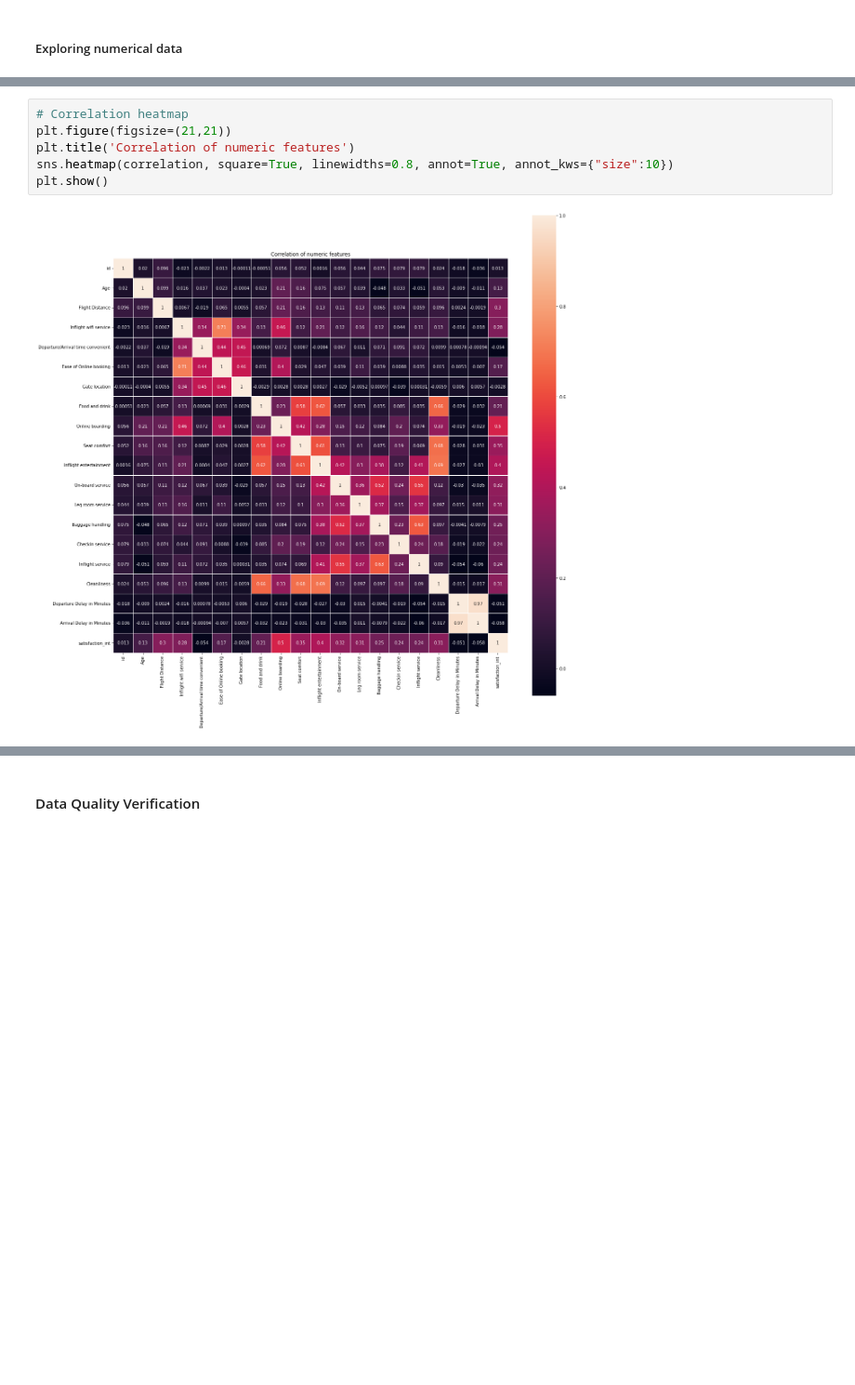
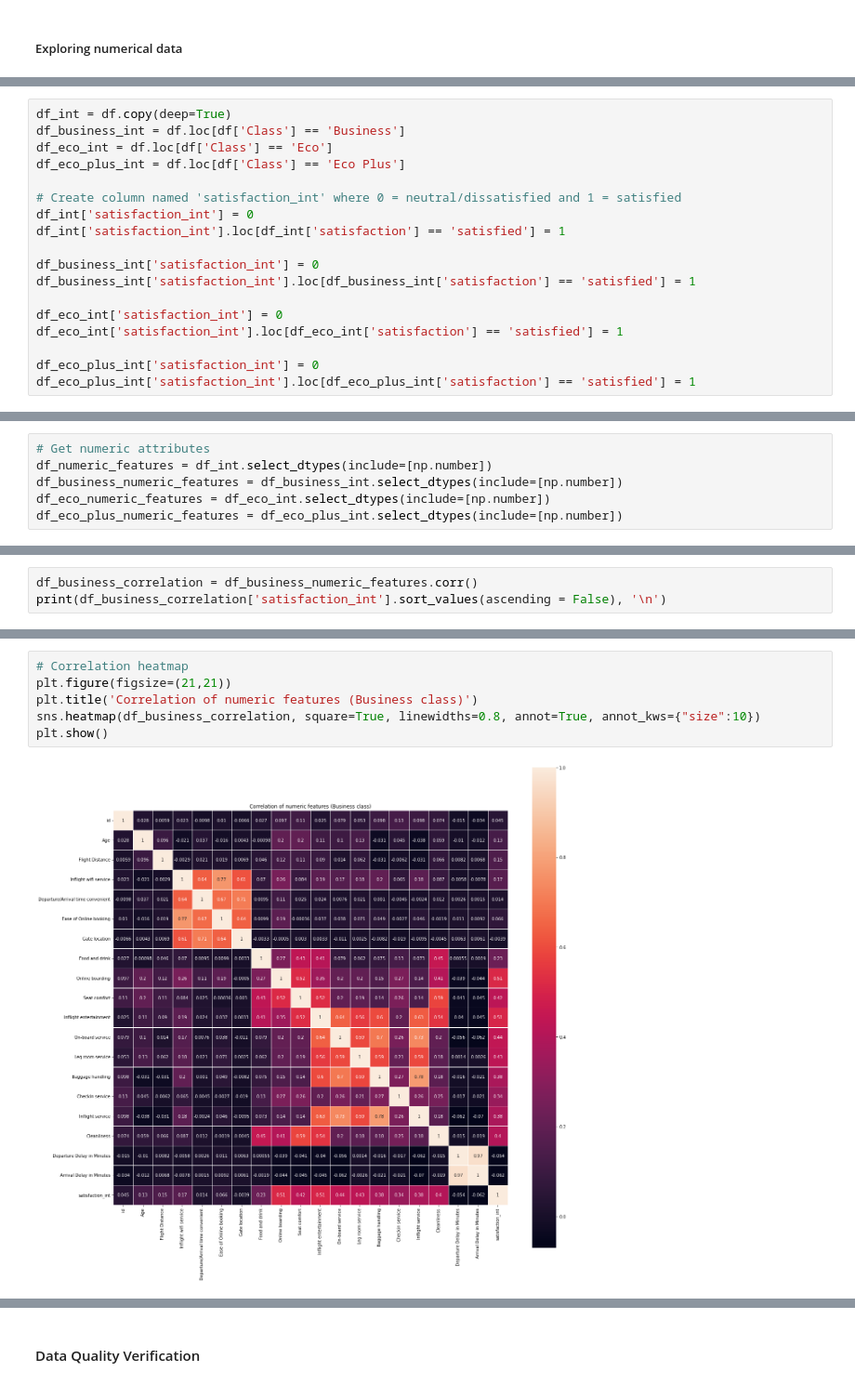
Before and after one commit to isdmg/CS131-8L-PROJECT-PARAGUAY, a Jupyter notebook: CS131-8L PROJECT - PARAGUAY.ipynb, the cells around one changed output, grey strips where cells are left out. Shown at 93% size. Drawn from its saved outputs; the diff is of its cells as text; blank space fills up the shorter version.

Commit message:
Added correlation map for each class

```diff
--- a/CS131-8L PROJECT - PARAGUAY.ipynb
+++ b/CS131-8L PROJECT - PARAGUAY.ipynb
@@ -339,0 +305,18 @@ Name: satisfaction_int, dtype: float64
+# %%
+df_int = df.copy(deep=True)
+df_business_int = df.loc[df['Class'] == 'Business']
+df_eco_int = df.loc[df['Class'] == 'Eco']
+df_eco_plus_int = df.loc[df['Class'] == 'Eco Plus']
+
+# Create column named 'satisfaction_int' where 0 = neutral/dissatisfied and 1 = satisfied
+df_int['satisfaction_int'] = 0
+df_int['satisfaction_int'].loc[df_int['satisfaction'] == 'satisfied'] = 1
+
+df_business_int['satisfaction_int'] = 0
+df_business_int['satisfaction_int'].loc[df_business_int['satisfaction'] == 'satisfied'] = 1
+
+df_eco_int['satisfaction_int'] = 0
+df_eco_int['satisfaction_int'].loc[df_eco_int['satisfaction'] == 'satisfied'] = 1
+
+df_eco_plus_int['satisfaction_int'] = 0
+df_eco_plus_int['satisfaction_int'].loc[df_eco_plus_int['satisfaction'] == 'satisfied'] = 1
@@ -339,0 +341,6 @@ Name: satisfaction_int, dtype: float64
+# %%
+# Get numeric attributes
+df_numeric_features = df_int.select_dtypes(include=[np.number])
+df_business_numeric_features = df_business_int.select_dtypes(include=[np.number])
+df_eco_numeric_features = df_eco_int.select_dtypes(include=[np.number])
+df_eco_plus_numeric_features = df_eco_plus_int.select_dtypes(include=[np.number])
@@ -339,0 +368,3 @@ Name: satisfaction_int, dtype: float64
+# %%
+df_business_correlation = df_business_numeric_features.corr()
+print(df_business_correlation['satisfaction_int'].sort_values(ascending = False), '\n')
@@ -340,8 +439,8 @@ Name: satisfaction_int, dtype: float64
 # %%
 # Correlation heatmap
 plt.figure(figsize=(21,21))
-plt.title('Correlation of numeric features')
-sns.heatmap(correlation, square=True, linewidths=0.8, annot=True, annot_kws={"size":10})
+plt.title('Correlation of numeric features (Business class)')
+sns.heatmap(df_business_correlation, square=True, linewidths=0.8, annot=True, annot_kws={"size":10})
 plt.show()
 # %% [output]
-[figure, old version]
+[figure, new version]
```
Also changed, not shown: parts of 14 cells of this notebook.
